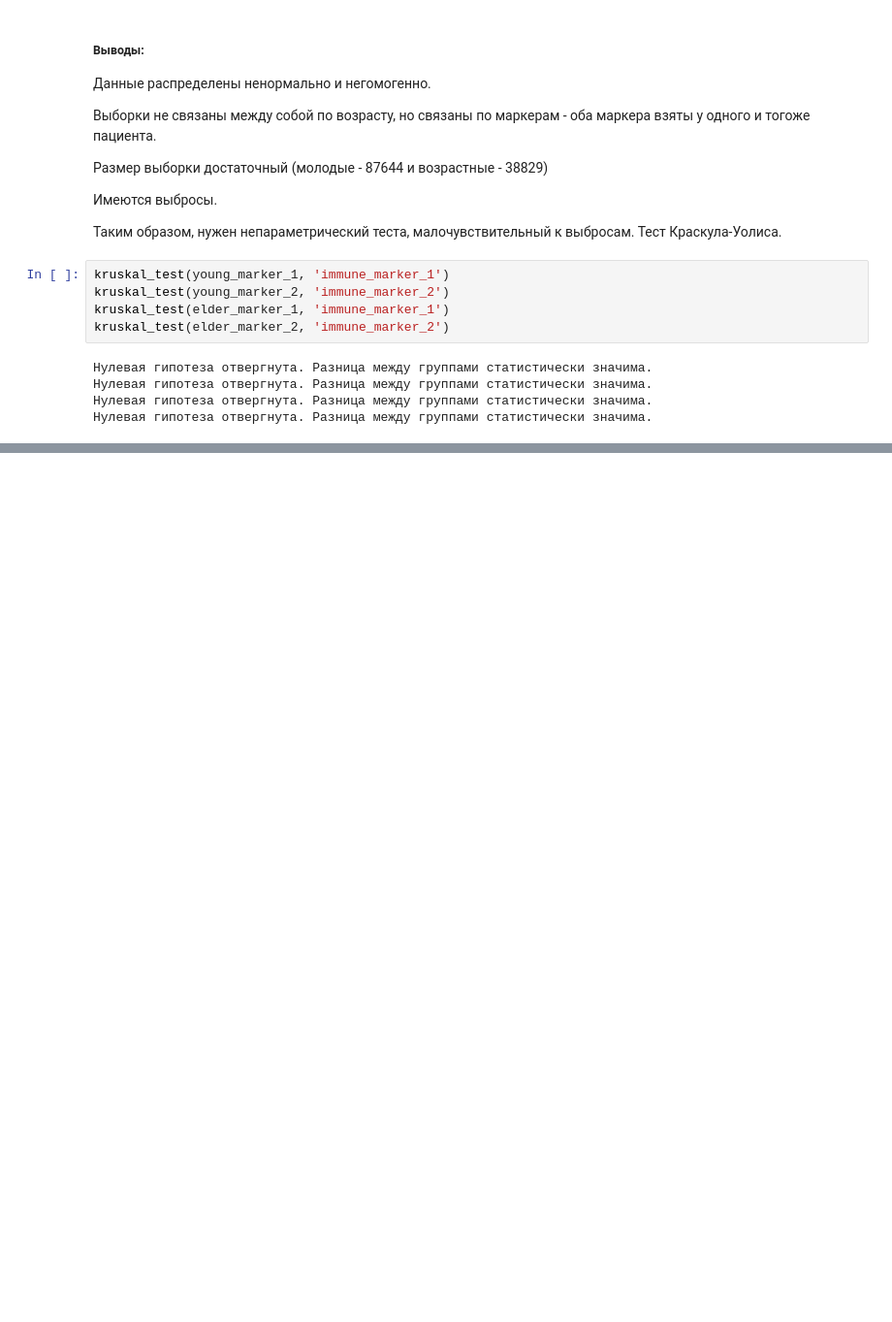
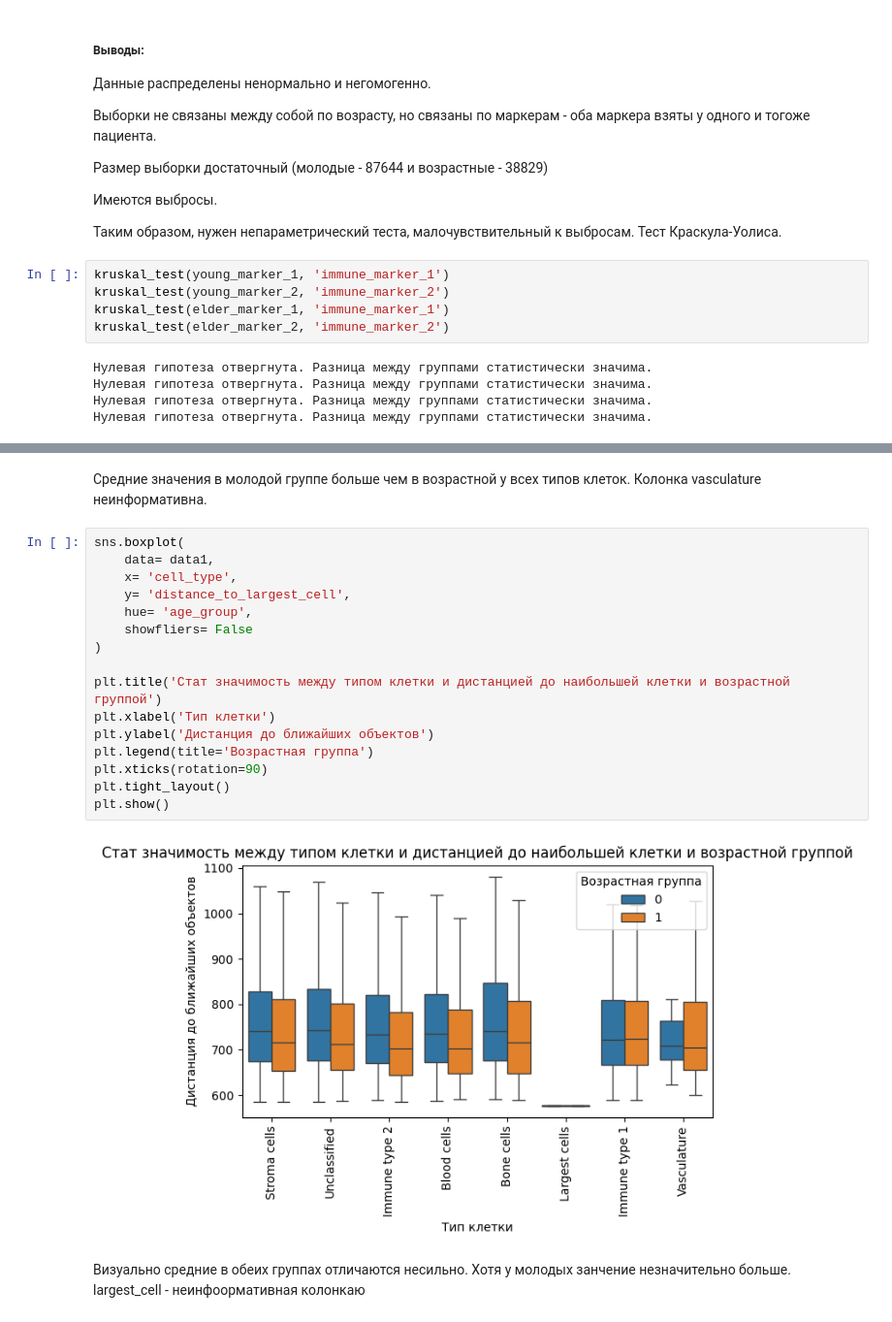
Before and after one commit to grafgad/HW3, a Jupyter notebook: hw_3_Дуринян.ipynb, the cells around one changed output, grey strips where cells are left out. Shown at 97% size. Drawn from its saved outputs; the diff is of its cells as text; blank space fills up the shorter version.

```diff
--- a/hw_3_Дуринян.ipynb
+++ b/hw_3_Дуринян.ipynb
@@ -586,0 +664,22 @@ compute_confidence_intervals()
+# %% [markdown]
+Средние значения в молодой группе больше чем в возрастной у всех типов клеток. Колонка vasculature неинформативна.
+# %%
+sns.boxplot(
+    data= data1,
+    x= 'cell_type',
+    y= 'distance_to_largest_cell',
+    hue= 'age_group',
+    showfliers= False
+)
+
+plt.title('Стат значимость между типом клетки и дистанцией до наибольшей клетки и возрастной группой')
+plt.xlabel('Тип клетки')
+plt.ylabel('Дистанция до ближайших объектов')
+plt.legend(title='Возрастная группа')
+plt.xticks(rotation=90)
+plt.tight_layout()
+plt.show()
+# %% [output]
+[figure, added]
+# %% [markdown]
+Визуально средние в обеих группах отличаются несильно. Хотя у молодых занчение незначительно больше. largest_cell - неинфоормативная колонкаю
```
Also changed, not shown: parts of 43 cells of this notebook.
